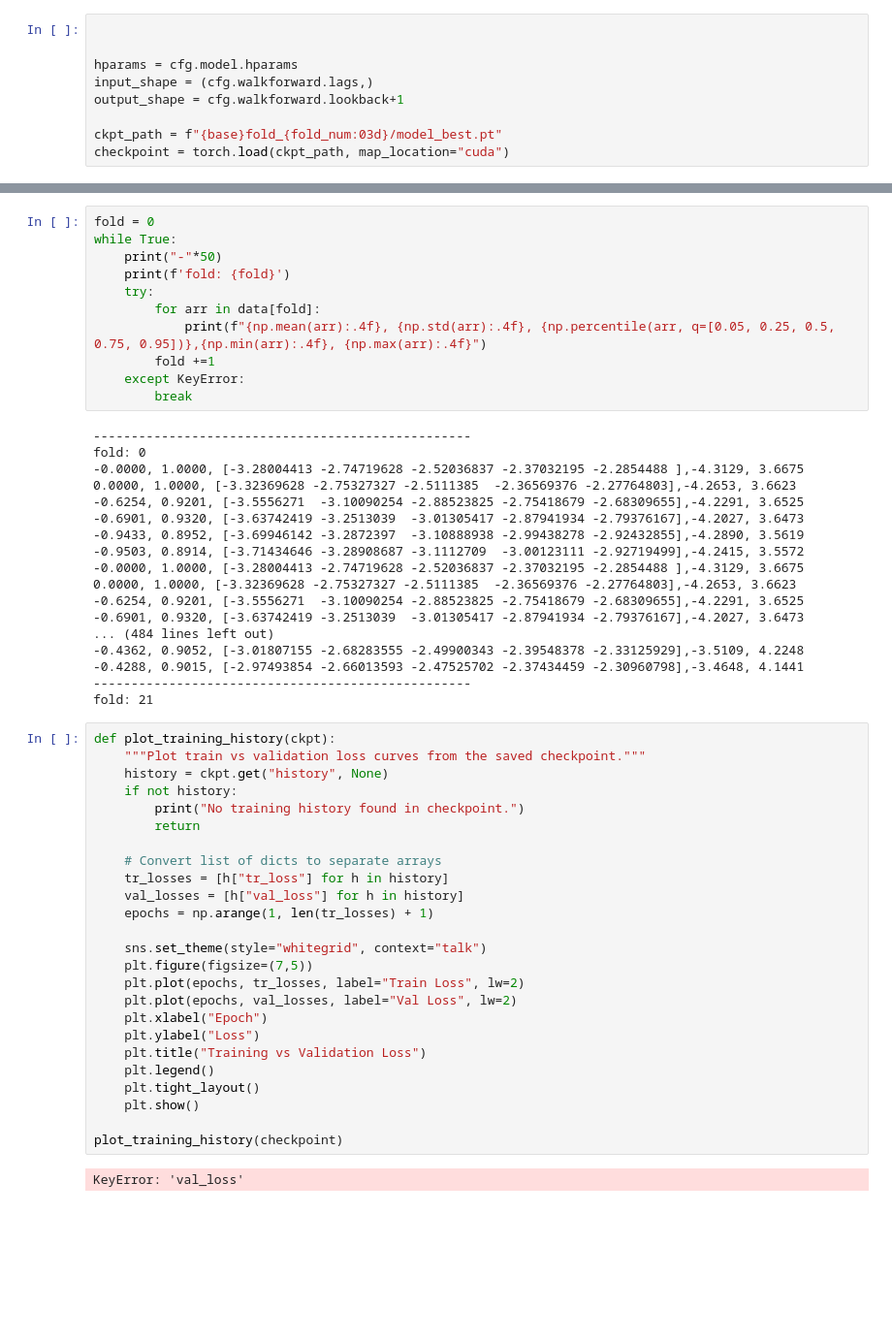
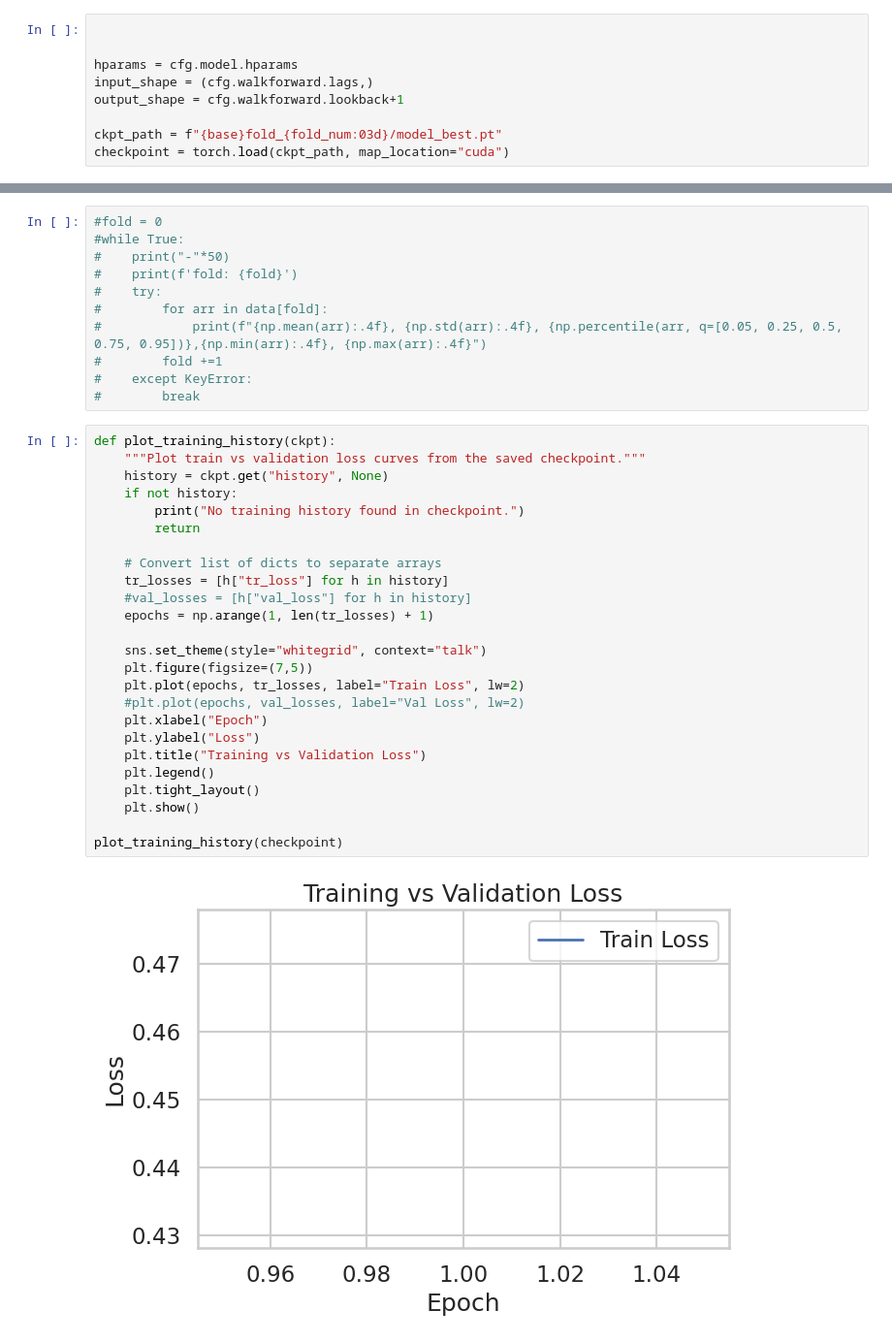
Before and after one commit to FedericoCortesi/finNN_code, a Jupyter notebook: src/benchmarks/visuals.ipynb, the cells around one changed output, grey strips where cells are left out. Shown at 97% size. Drawn from its saved outputs; the diff is of its cells as text; blank space fills up the shorter version.

```diff
--- a/src/benchmarks/visuals.ipynb
+++ b/src/benchmarks/visuals.ipynb
@@ -489,56 +460,38 @@ Train (339703,) (339703, 1) (339703,)
 # %%
-fold = 0
-while True:
-    print("-"*50)
-    print(f'fold: {fold}')
-    try:
-        for arr in data[fold]:
-            print(f"{np.mean(arr):.4f}, {np.std(arr):.4f}, {np.percentile(arr, q=[0.05, 0.25, 0.5, 0.75, 0.95])},{np.min(arr):.4f}, {np.max(arr):.4f}")
-        fold +=1
-    except KeyError:
-        break
+#fold = 0
+#while True:
+#    print("-"*50)
+#    print(f'fold: {fold}')
+#    try:
+#        for arr in data[fold]:
+#            print(f"{np.mean(arr):.4f}, {np.std(arr):.4f}, {np.percentile(arr, q=[0.05, 0.25, 0.5, 0.75, 0.95])},{np.min(arr):.4f}, {np.max(arr):.4f}")
+#        fold +=1
+#    except KeyError:
+#        break
-# %% [output]
---------------------------------------------------
-fold: 0
--0.0000, 1.0000, [-3.28004413 -2.74719628 -2.52036837 -2.37032195 -2.2854488 ],-4.3129, 3.6675
-0.0000, 1.0000, [-3.32369628 -2.75327327 -2.5111385  -2.36569376 -2.27764803],-4.2653, 3.6623
--0.6254, 0.9201, [-3.5556271  -3.10090254 -2.88523825 -2.75418679 -2.68309655],-4.2291, 3.6525
--0.6901, 0.9320, [-3.63742419 -3.2513039  -3.01305417 -2.87941934 -2.79376167],-4.2027, 3.6473
--0.9433, 0.8952, [-3.69946142 -3.2872397  -3.10888938 -2.99438278 -2.92432855],-4.2890, 3.5619
--0.9503, 0.8914, [-3.71434646 -3.28908687 -3.1112709  -3.00123111 -2.92719499],-4.2415, 3.5572
--0.0000, 1.0000, [-3.28004413 -2.74719628 -2.52036837 -2.37032195 -2.2854488 ],-4.3129, 3.6675
-0.0000, 1.0000, [-3.32369628 -2.75327327 -2.5111385  -2.36569376 -2.27764803],-4.2653, 3.6623
--0.6254, 0.9201, [-3.5556271  -3.10090254 -2.88523825 -2.75418679 -2.68309655],-4.2291, 3.6525
--0.6901, 0.9320, [-3.63742419 -3.2513039  -3.01305417 -2.87941934 -2.79376167],-4.2027, 3.6473
-... (484 lines left out)
--0.4362, 0.9052, [-3.01807155 -2.68283555 -2.49900343 -2.39548378 -2.33125929],-3.5109, 4.2248
--0.4288, 0.9015, [-2.97493854 -2.66013593 -2.47525702 -2.37434459 -2.30960798],-3.4648, 4.1441
---------------------------------------------------
-fold: 21
 # %%
 def plot_training_history(ckpt):
     """Plot train vs validation loss curves from the saved checkpoint."""
     history = ckpt.get("history", None)
     if not history:
         print("No training history found in checkpoint.")
         return
 
     # Convert list of dicts to separate arrays
     tr_losses = [h["tr_loss"] for h in history]
-    val_losses = [h["val_loss"] for h in history]
+    #val_losses = [h["val_loss"] for h in history]
     epochs = np.arange(1, len(tr_losses) + 1)
 
     sns.set_theme(style="whitegrid", context="talk")
     plt.figure(figsize=(7,5))
     plt.plot(epochs, tr_losses, label="Train Loss", lw=2)
-    plt.plot(epochs, val_losses, label="Val Loss", lw=2)
+    #plt.plot(epochs, val_losses, label="Val Loss", lw=2)
     plt.xlabel("Epoch")
     plt.ylabel("Loss")
     plt.title("Training vs Validation Loss")
     plt.legend()
     plt.tight_layout()
     plt.show()
 
 plot_training_history(checkpoint)
 # %% [output]
-KeyError: 'val_loss'
+[figure, added]
```
Also changed, not shown: parts of 12 cells of this notebook, 1 other file.
